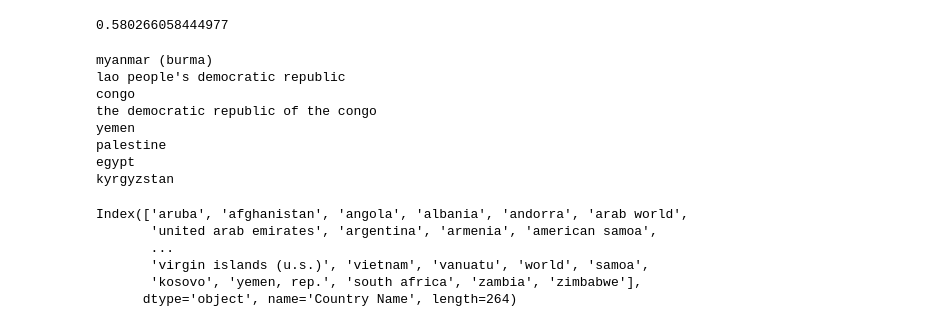
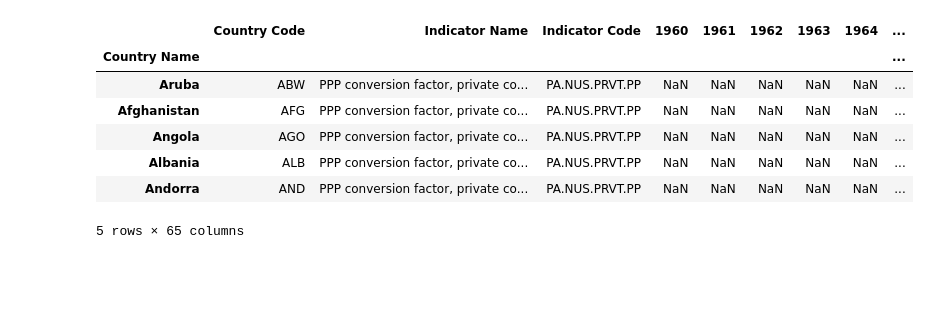
Before and after one commit to mcdimant/kiva_analysis, a Jupyter notebook: notebooks/kiva_clean.ipynb, the cells around one changed output. Saved outputs shown, nothing was run; the diff lists cells and outputs as text; code cells hidden in the pictures; blank space fills up the shorter version.

```diff
--- a/notebooks/kiva_clean.ipynb
+++ b/notebooks/kiva_clean.ipynb
@@ -41,41 +111,36 @@ loan['borrower_n'] = loan['BORROWER_GENDERS'].apply(count_borrowers)
 #reads in csv of purchasing power parity values from world bank
 #first four rows are skipped to avoid irrelevant metadata
 ppp = pd.read_csv('../data/world_bank_ppp.csv', skiprows=4, index_col='Country Name')
-# %%
-def rel_ppp(country, loan_year):
-    for c, y in zip(country, loan_year):
-        if y == 2020:
-            loan.at[c, '2019']
-        elif y <= 2020:
-            return ppp.at[c, str(y)]
-        else:
-            return 0
-
-rel_ppp(loan['COUNTRY_NAME'], loan['loan_year'])
-# %% [output]
-0.580266058444977
+# %%
+ppp.head()
+# %% [output]
+|  | Country Code | Indicator Name | Indicator Code | 1960 | 1961 | 1962 | 1963 | 1964 | ... |
+| Country Name |  |  |  |  |  |  |  |  | ... |
+| Aruba | ABW | PPP conversion factor, private co... | PA.NUS.PRVT.PP | NaN | NaN | NaN | NaN | NaN | ... |
+| Afghanistan | AFG | PPP conversion factor, private co... | PA.NUS.PRVT.PP | NaN | NaN | NaN | NaN | NaN | ... |
+| Angola | AGO | PPP conversion factor, private co... | PA.NUS.PRVT.PP | NaN | NaN | NaN | NaN | NaN | ... |
+| Albania | ALB | PPP conversion factor, private co... | PA.NUS.PRVT.PP | NaN | NaN | NaN | NaN | NaN | ... |
+| Andorra | AND | PPP conversion factor, private co... | PA.NUS.PRVT.PP | NaN | NaN | NaN | NaN | NaN | ... |
+5 rows × 65 columns
 # %%
+def ppp_clean(ppp):
+    #Check for spelling difference between country names in loan data and county names in ppp data
+    ppp.reset_index(inplace=True)
 
+    #set all countries names to lower case
+    loan['COUNTRY_NAME'] = [c.lower() for c in loan['COUNTRY_NAME']]
+    ppp['Country Name'] = [c.lower() for c in ppp['Country Name']]
 
-#Check for spelling difference between country names in loan data and county names in ppp data
+    #returns list of countries that are not matches between the data sets
+    for c in set(loan['COUNTRY_NAME']):
+        match_tup = (c, difflib.get_close_matches(c, ppp['Country Name'], cutoff=1))
+        if match_tup[1] == []:
+            print(match_tup[0]+'had no match')
 
-ppp.reset_index(inplace=True)
+    #Only 8 out of 82 countries are not matches. Most of the remaining difference are due to political
+    #differences in naming; it is faster to manually rename this handful:
+    ppp = ppp.rename(index={'west bank and gaza':'palestine', 'congo, rep':'congo', 'myanmar ':'myanmar (burma)',
+    'yemen, rep.':'yemen', 'lao pdr':'lao people''s democratic republic',
+    'congo, dem. rep.':'the democratic republic of the congo', 'egypt arab rep.': 'egypt'})
 
-#set all countries names to lower case
-loan['COUNTRY_NAME'] = [c.lower() for c in loan['COUNTRY_NAME']]
-ppp['Country Name'] = [c.lower() for c in ppp['Country Name']]
-
-#returns list of countries that are not matches between the data sets
-for c in set(loan['COUNTRY_NAME']):
-    match_tup = (c, difflib.get_close_matches(c, ppp['Country Name'], cutoff=1))
-    if match_tup[1] == []:
-        print(match_tup[0])
+    ppp.set_index('Country Name', inplace=True)
-# %% [output]
-myanmar (burma)
-lao people's democratic republic
-congo
-the democratic republic of the congo
-yemen
-palestine
-egypt
-kyrgyzstan
@@ -91,10 +146,0 @@ ppp = ppp.rename(index={'west bank and gaza':'palestine', 'congo, rep':'congo',
-# %%
-ppp.set_index('Country Name', inplace=True)
-ppp.index
-# %% [output]
-Index(['aruba', 'afghanistan', 'angola', 'albania', 'andorra', 'arab world',
-       'united arab emirates', 'argentina', 'armenia', 'american samoa',
-       ...
-       'virgin islands (u.s.)', 'vietnam', 'vanuatu', 'world', 'samoa',
-       'kosovo', 'yemen, rep.', 'south africa', 'zambia', 'zimbabwe'],
-      dtype='object', name='Country Name', length=264)
```
Also changed, not shown: parts of 35 cells of this notebook.
